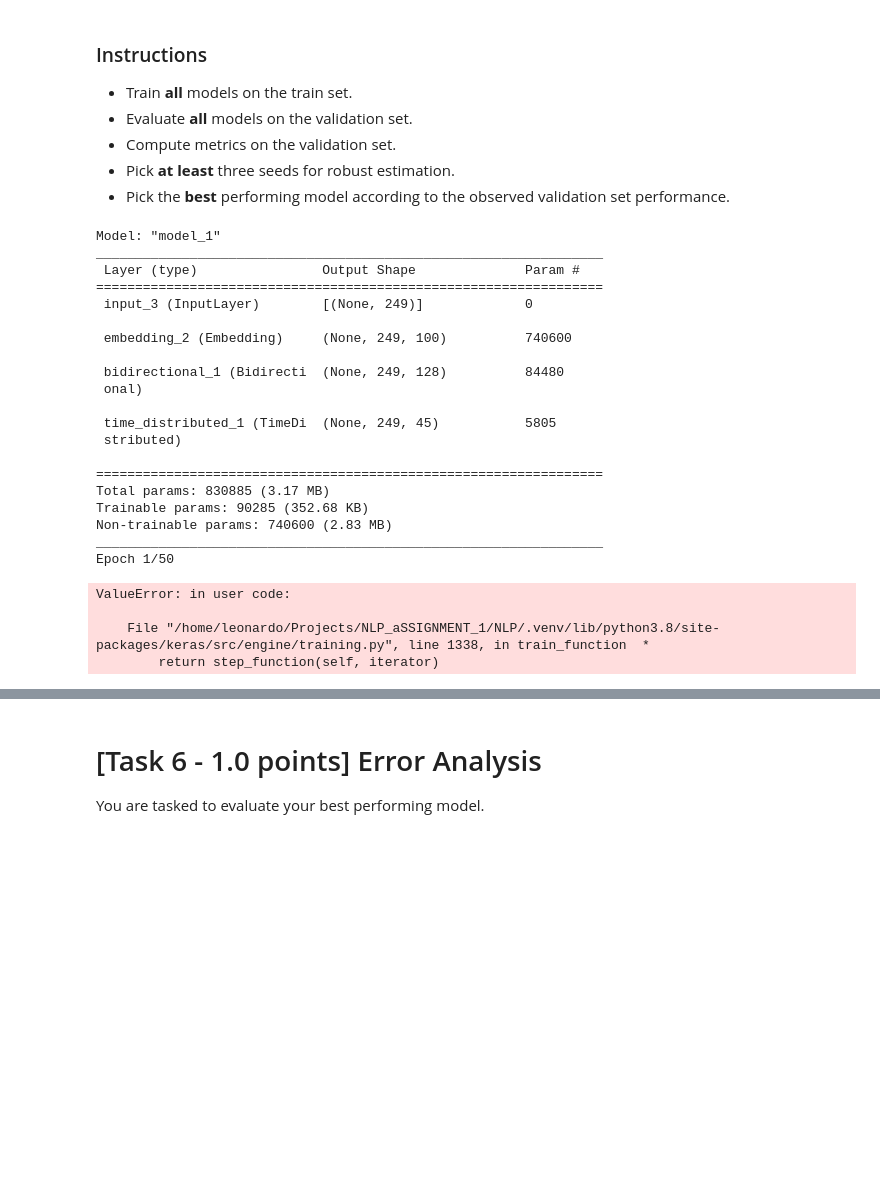
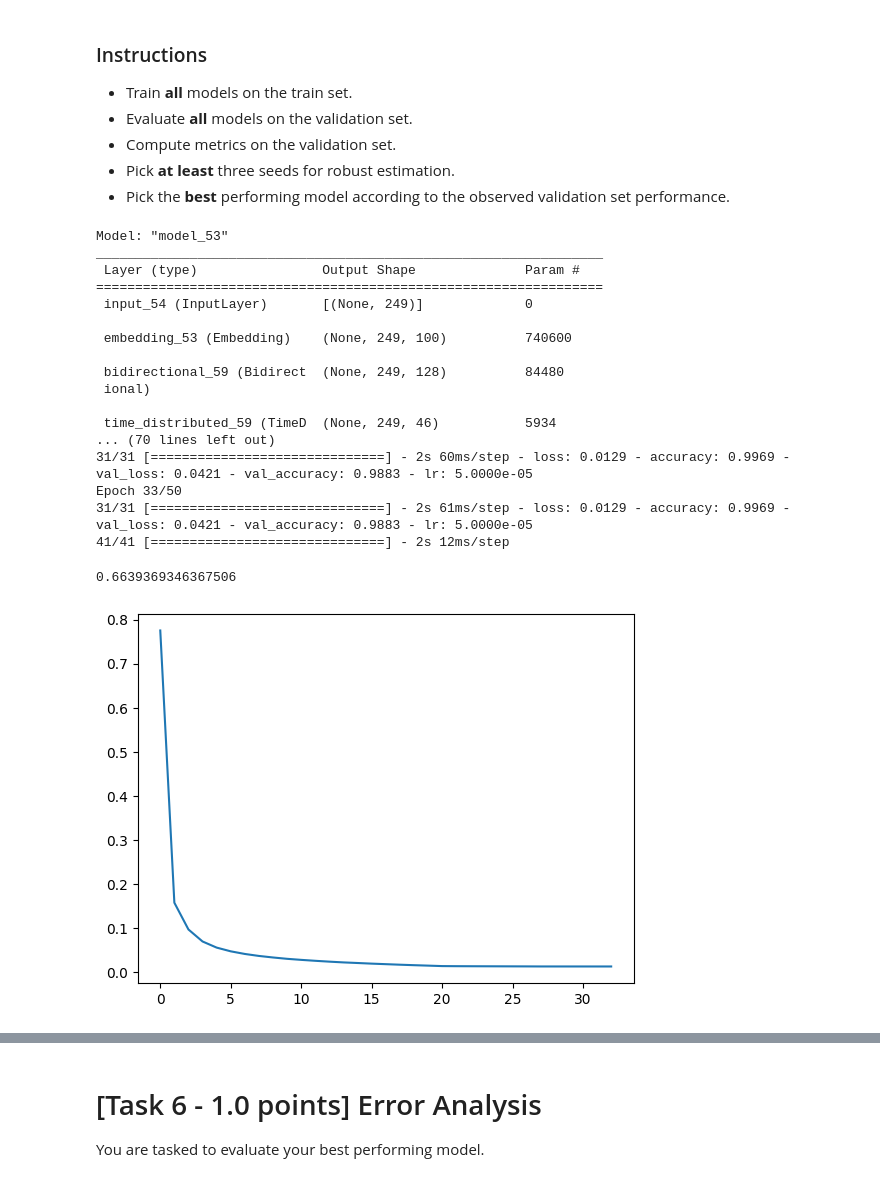
Before and after one commit to LeonardoM999/Assignment-1, a Jupyter notebook: Assignment1.ipynb, the cells around one changed output, grey strips where cells are left out. Drawn from its saved outputs; the diff is of its cells as text; code cells hidden in the pictures; blank space fills up the shorter version.

```diff
--- a/Assignment1.ipynb
+++ b/Assignment1.ipynb
@@ -386,15 +381,15 @@ def get_model(lstm_units=64, add_lstm=False, add_dense=False):
     model = Model(input, dense_output)
 
     ### No logits: we have 1 hot encoding as labels
-    model.compile(loss=CategoricalCrossentropy(from_logits=False), optimizer=Adam(1e-3))
+    model.compile(loss=CategoricalCrossentropy(from_logits=False), optimizer=Adam(5e-3), metrics=["accuracy"])
     model.summary()
     return model
 # %%
 early_stopping = EarlyStopping(
-    monitor="f1_score", mode="max", patience=5, restore_best_weights=True
+    monitor="val_accuracy", mode="max", patience=20, restore_best_weights=True, min_delta=0.001,
 )
 reduce_lr = ReduceLROnPlateau(
-    monitor="f1_score", mode="max", factor=0.1, patience=3, min_lr=1e-5
+    monitor="val_accuracy", mode='max', factor=0.1, patience=7, cooldown=1, min_lr=1e-5, min_delta=0.001,
 )
 # %% [markdown]
 # [Task 4 - 1.0 points] Metrics
@@ -450,7 +445,7 @@ def experiment(seed, model1=False, model2=False):
     history = model.fit(
         text_train,
         tag_categorical_train,
-        batch_size=64,
+        batch_size=128,
         epochs=50,
         validation_data=(text_val, tag_categorical_val),
         callbacks=[early_stopping, reduce_lr],
@@ -468,33 +464,31 @@ baseline_results = [experiment(s) for s in seeds]
 baseline_scores = [r[0] for r in baseline_results]
 baseline_histories = [r[1] for r in baseline_results]
 # %% [output]
-Model: "model_1"
+Model: "model_53"
 _________________________________________________________________
  Layer (type)                Output Shape              Param #
 =================================================================
- input_3 (InputLayer)        [(None, 249)]             0
+ input_54 (InputLayer)       [(None, 249)]             0
 
- embedding_2 (Embedding)     (None, 249, 100)          740600
+ embedding_53 (Embedding)    (None, 249, 100)          740600
 
- bidirectional_1 (Bidirecti  (None, 249, 128)          84480
- onal)
+ bidirectional_59 (Bidirect  (None, 249, 128)          84480
+ ional)
 
- time_distributed_1 (TimeDi  (None, 249, 45)           5805
- stributed)
-
-=================================================================
-Total params: 830885 (3.17 MB)
-Trainable params: 90285 (352.68 KB)
-Non-trainable params: 740600 (2.83 MB)
-_________________________________________________________________
-Epoch 1/50
+ time_distributed_59 (TimeD  (None, 249, 46)           5934
+... (70 lines left out)
+31/31 [==============================] - 2s 60ms/step - loss: 0.0129 - accuracy: 0.9969 - val_loss: 0.0421 - val_accuracy: 0.9883 - lr: 5.0000e-05
+Epoch 33/50
+31/31 [==============================] - 2s 61ms/step - loss: 0.0129 - accuracy: 0.9969 - val_loss: 0.0421 - val_accuracy: 0.9883 - lr: 5.0000e-05
+41/41 [==============================] - 2s 12ms/step
-ValueError: in user code:
-
-    File "/home/leonardo/Projects/NLP_aSSIGNMENT_1/NLP/.venv/lib/python3.8/site-packages/keras/src/engine/training.py", line 1338, in train_function  *
-        return step_function(self, iterator)
 # %%
-[plt.plot(h) for h in baseline_histories]
+[print(h) for h in baseline_scores]
+[plt.plot(h.history['loss']) for h in baseline_histories]
+
 plt.show()
+# %% [output]
+0.6639369346367506
+[figure, added]
 # %%
 ### model1
 model1_results = [experiment(s, model1=True) for s in seeds]
```
Also changed, not shown: parts of 7 cells of this notebook.
